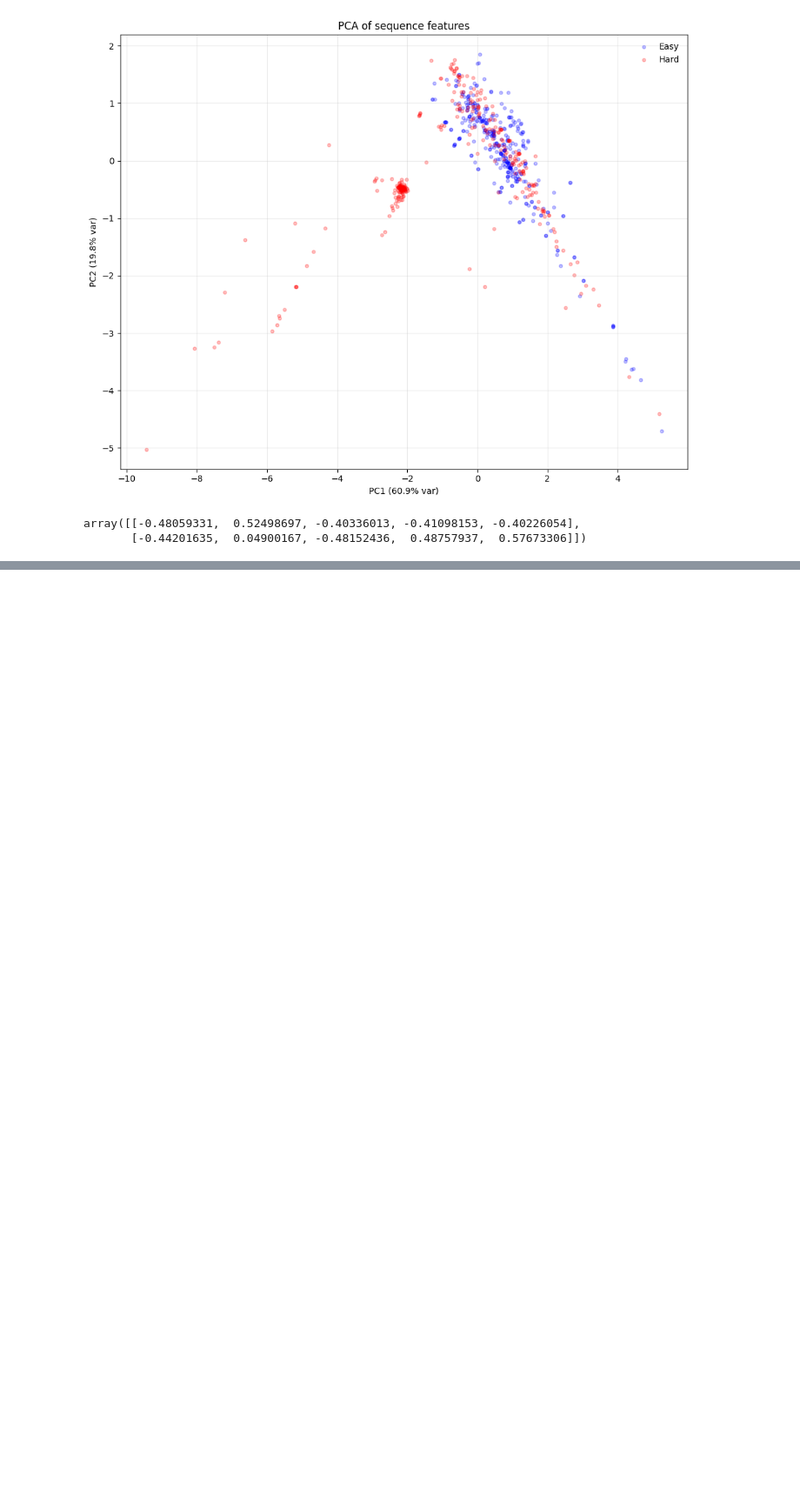
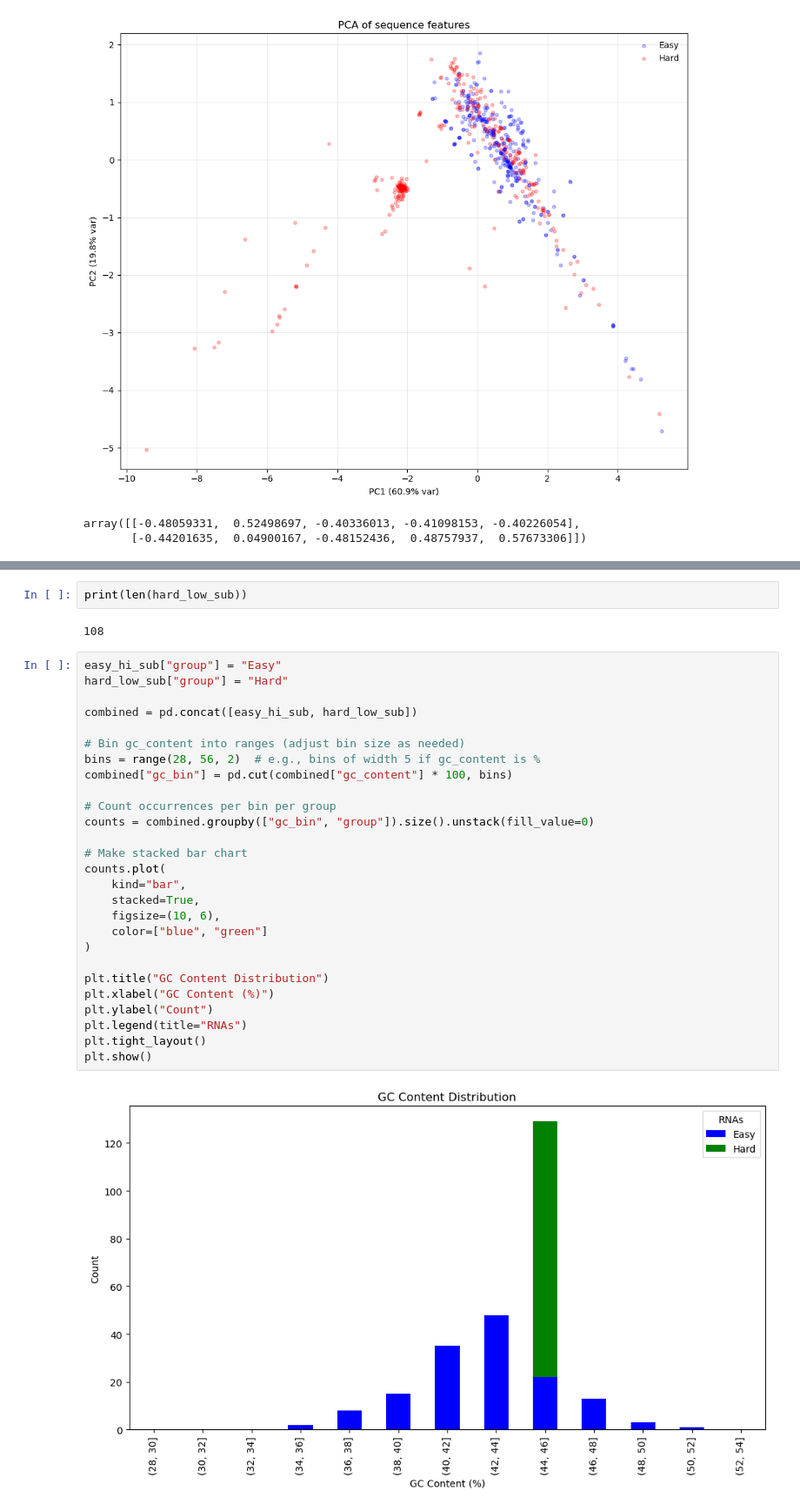
Before and after one commit to erik-whiting/new_dp_analyses, a Jupyter notebook: make_figures.ipynb, the cells around one changed output, grey strips where cells are left out. Shown at 87% size. Saved outputs shown, nothing was run; the diff lists cells and outputs as text; blank space fills up the shorter version.

```diff
--- a/make_figures.ipynb
+++ b/make_figures.ipynb
@@ -420,0 +521,33 @@ hard_df
+# %%
+print(len(hard_low_sub))
+# %% [output]
+108
+# %%
+easy_hi_sub["group"] = "Easy"
+hard_low_sub["group"] = "Hard"
+
+combined = pd.concat([easy_hi_sub, hard_low_sub])
+
+# Bin gc_content into ranges (adjust bin size as needed)
+bins = range(28, 56, 2)  # e.g., bins of width 5 if gc_content is %
+combined["gc_bin"] = pd.cut(combined["gc_content"] * 100, bins)
+
+# Count occurrences per bin per group
+counts = combined.groupby(["gc_bin", "group"]).size().unstack(fill_value=0)
+
+# Make stacked bar chart
+counts.plot(
+    kind="bar",
+    stacked=True,
+    figsize=(10, 6),
+    color=["blue", "green"]
+)
+
+plt.title("GC Content Distribution")
+plt.xlabel("GC Content (%)")
+plt.ylabel("Count")
+plt.legend(title="RNAs")
+plt.tight_layout()
+plt.show()
+# %% [output]
+[figure, added]
```
Also changed, not shown: parts of 12 cells of this notebook, 2 other files.
